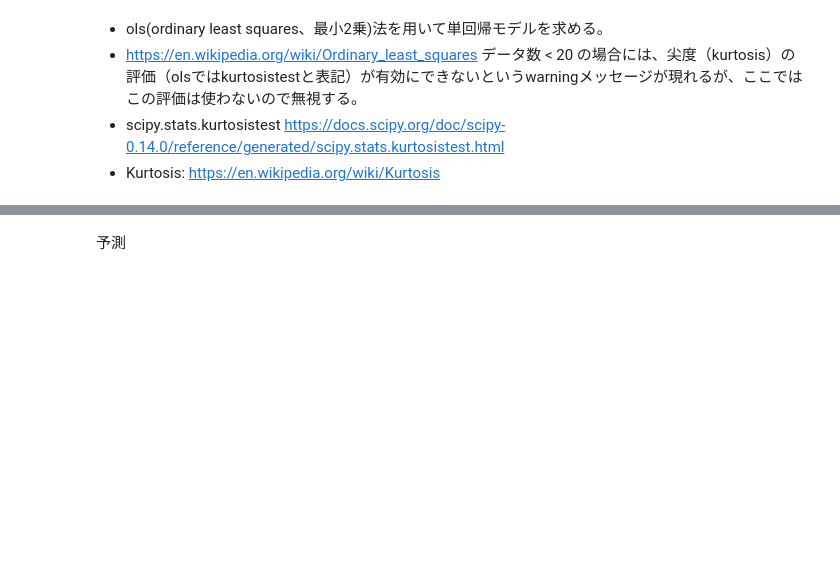
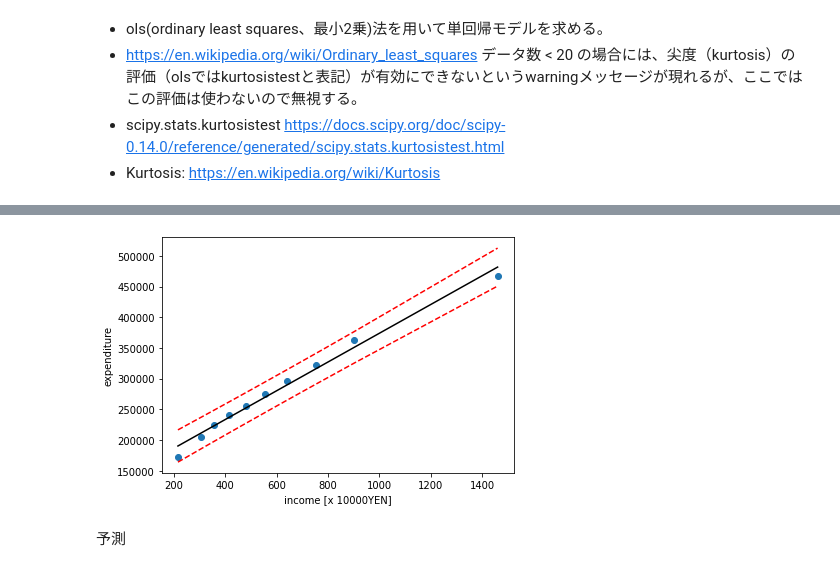
Before and after one commit to miwamasa/DataScience2022, a Jupyter notebook: notebooks/lecture5.ipynb, the cells around one changed output, grey strips where cells are left out. Saved outputs shown, nothing was run; the diff lists cells and outputs as text; code cells hidden in the pictures; blank space fills up the shorter version.

```diff
--- a/notebooks/lecture5.ipynb
+++ b/notebooks/lecture5.ipynb
@@ -214,14 +406,18 @@ result.params
 # %%
 b0, b1 = result.params
+prstd, iv_l, iv_u = wls_prediction_std(result)
 plt.plot(df['income'],df['expenditure'], 'o')
 plt.plot(df['income'], b0+b1*df['income'], c='k')
-
+plt.plot(df['income'], iv_u, 'r--')
+plt.plot(df['income'], iv_l, 'r--')
 plt.xlabel('income [x 10000YEN]')
 plt.ylabel('expenditure')
 
 plt.tight_layout()
 if FLAG_fig: plt.savefig('REG_Simple_FamilyIncome1.png')
 #plt.show()
+# %% [output]
+[figure, added]
 # %% [markdown]
 予測
 # %%
```
Also changed, not shown: parts of 39 cells of this notebook, 4 other files.
